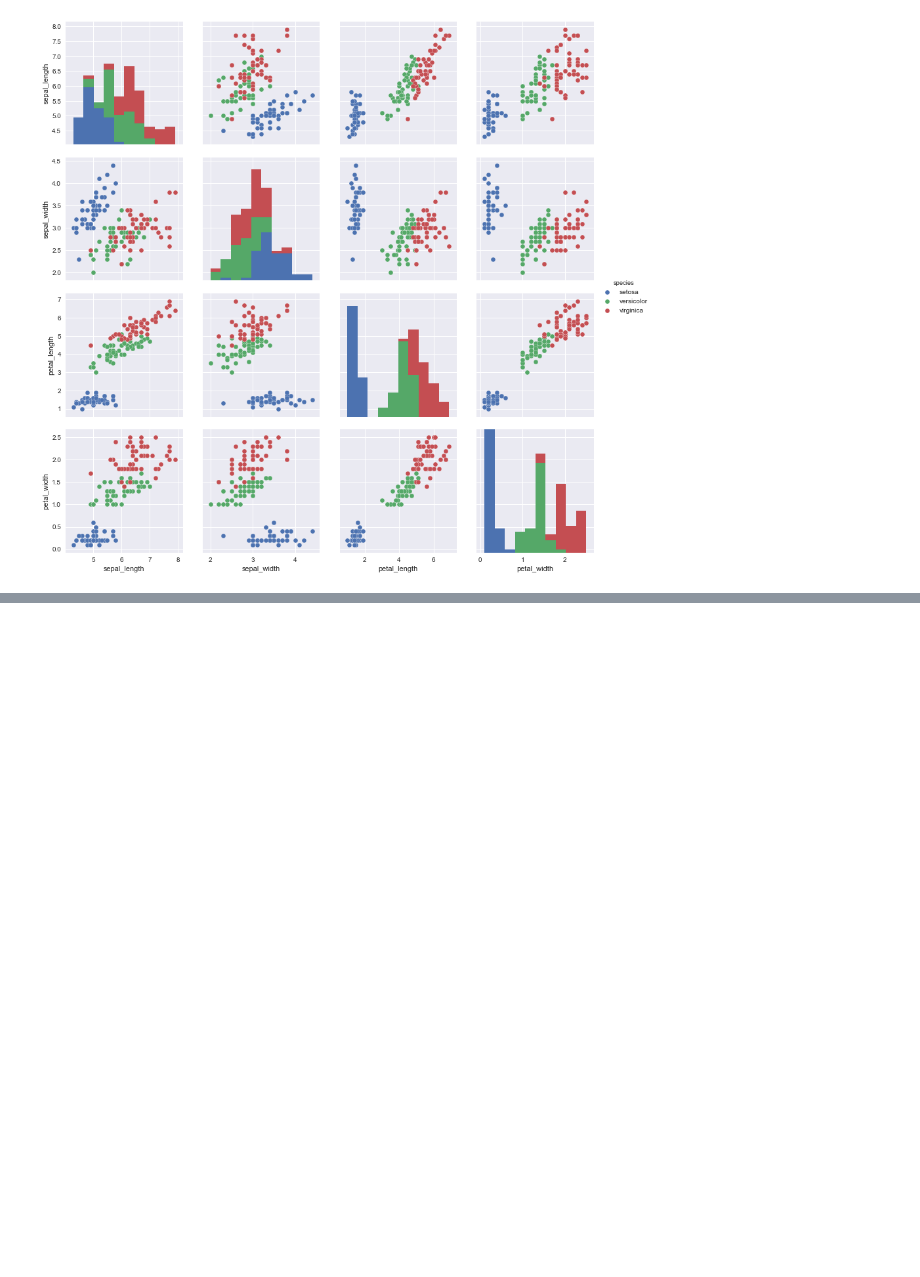
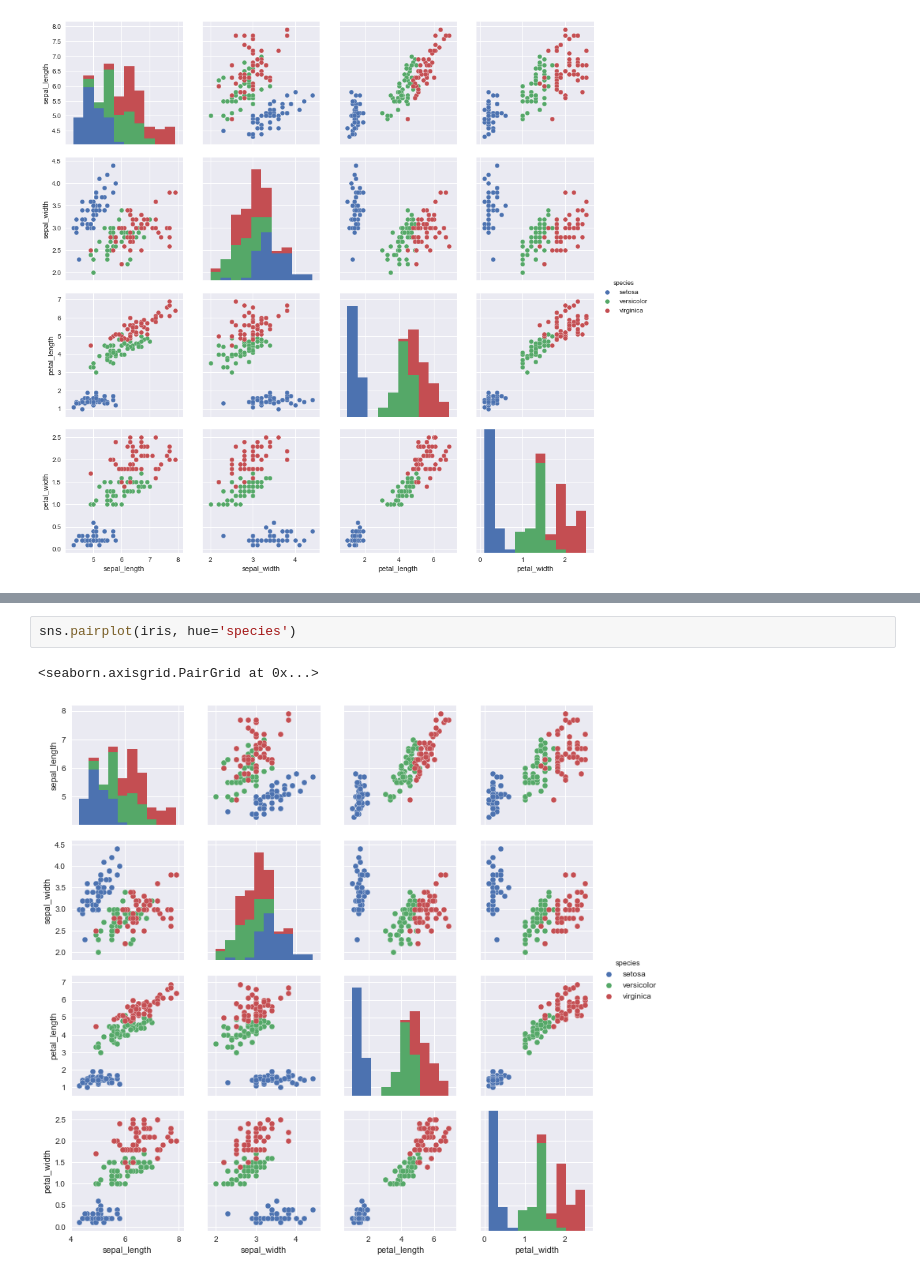
Before and after one commit to Codes-code/Machine-Learning, a Jupyter notebook: Iris_Project.ipynb, the cells around one changed output, grey strips where cells are left out. Cells and saved outputs as stored; diff of their text form; blank space fills up the shorter version.

```diff
--- a/Iris_Project.ipynb
+++ b/Iris_Project.ipynb
@@ -344,0 +352,5 @@ sns.pairplot(iris, hue='species', size=3, aspect=1)
+# %%
+sns.pairplot(iris, hue='species')
+# %% [output]
+<seaborn.axisgrid.PairGrid at 0x...>
+[figure, added]
```
Also changed, not shown: parts of 3 cells of this notebook.
